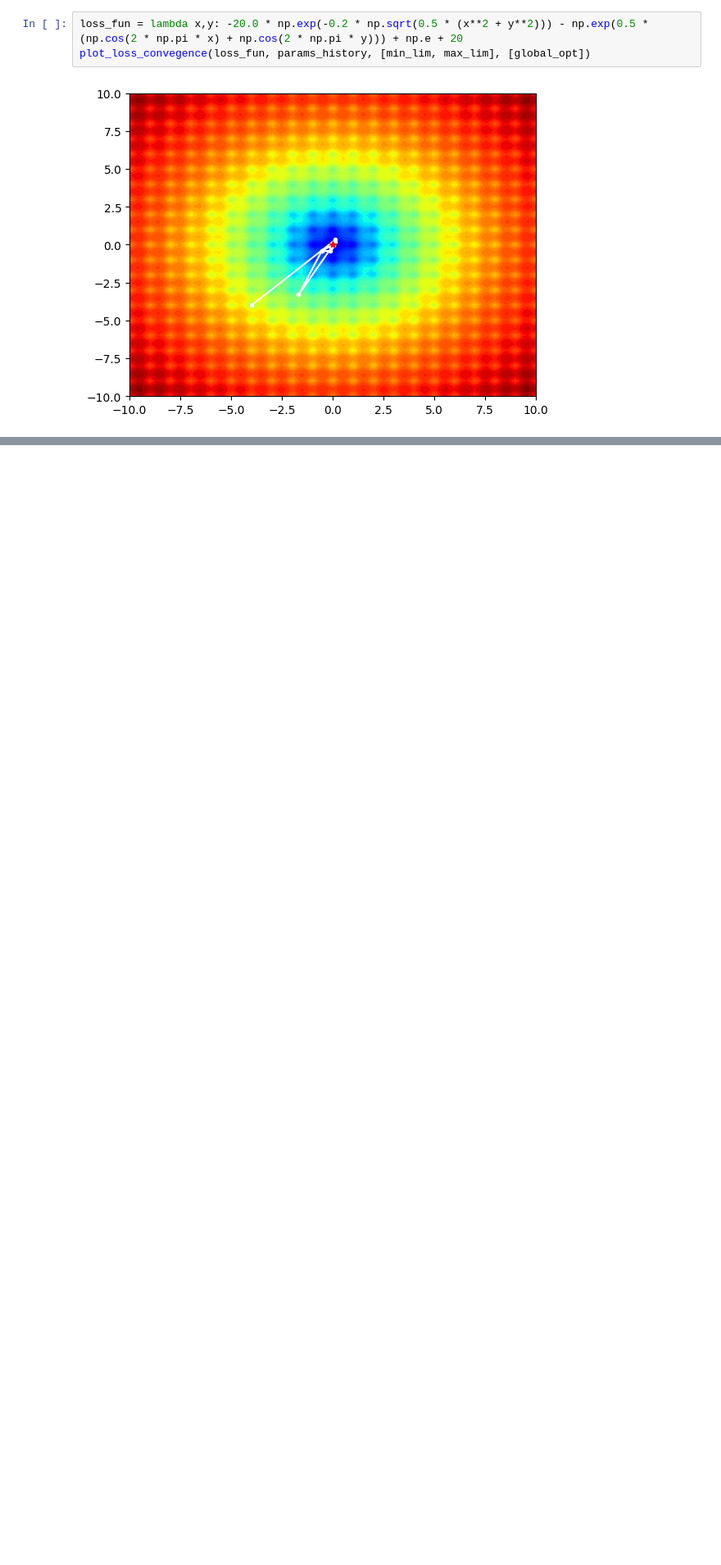
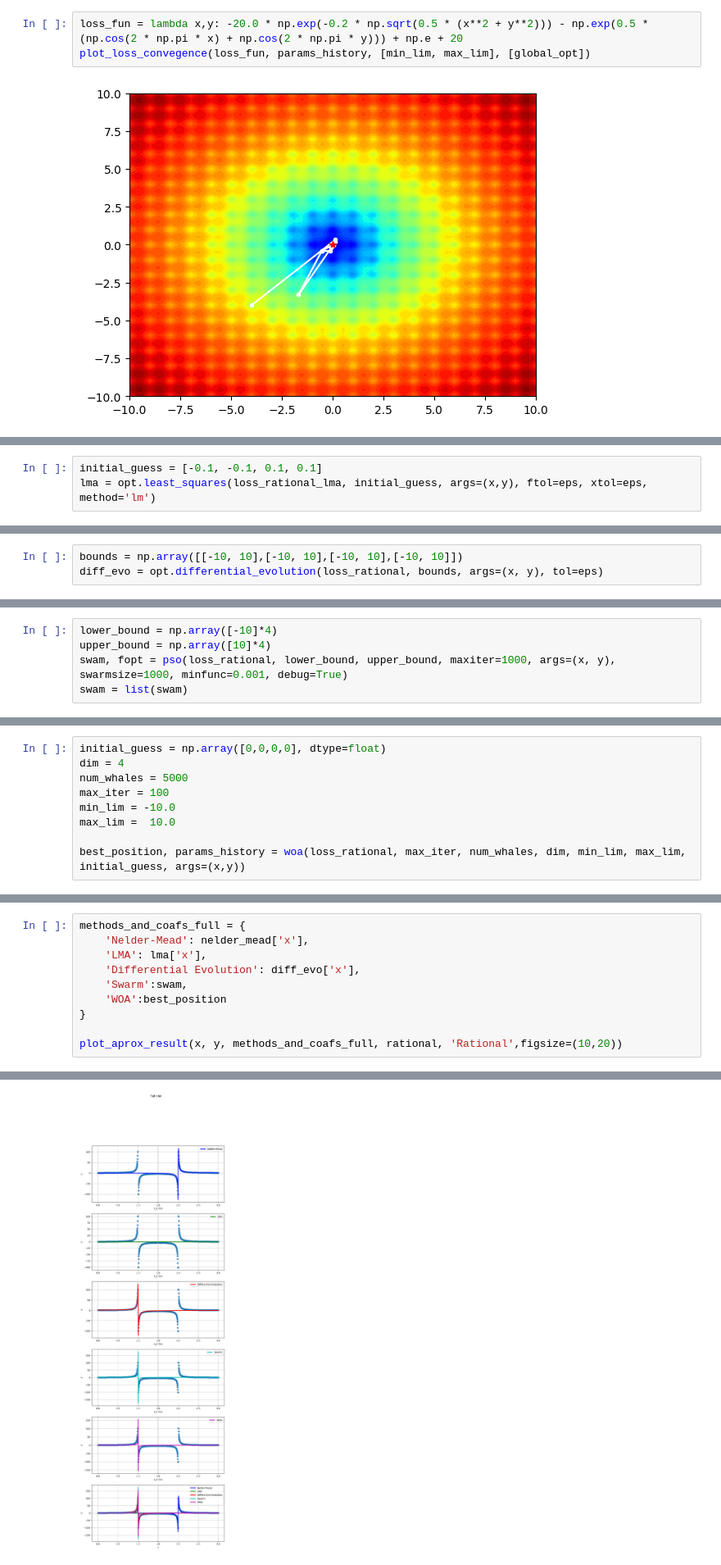
Before and after one commit to RuslanKozlyak/Labs_ITMO, a Jupyter notebook: AandD/LR8.ipynb, the cells around one changed output, grey strips where cells are left out. Shown at 82% size. Drawn from its saved outputs; the diff is of its cells as text; blank space fills up the shorter version.

```diff
--- a/AandD/LR8.ipynb
+++ b/AandD/LR8.ipynb
@@ -367,0 +508,3 @@ plot_loss_convegence(loss_fun, params_history, [min_lim, max_lim], [global_opt])
+# %%
+initial_guess = [-0.1, -0.1, 0.1, 0.1]
+lma = opt.least_squares(loss_rational_lma, initial_guess, args=(x,y), ftol=eps, xtol=eps, method='lm')
@@ -367,0 +515,3 @@ plot_loss_convegence(loss_fun, params_history, [min_lim, max_lim], [global_opt])
+# %%
+bounds = np.array([[-10, 10],[-10, 10],[-10, 10],[-10, 10]])
+diff_evo = opt.differential_evolution(loss_rational, bounds, args=(x, y), tol=eps)
@@ -367,0 +532,5 @@ plot_loss_convegence(loss_fun, params_history, [min_lim, max_lim], [global_opt])
+# %%
+lower_bound = np.array([-10]*4)
+upper_bound = np.array([10]*4)
+swam, fopt = pso(loss_rational, lower_bound, upper_bound, maxiter=1000, args=(x, y), swarmsize=1000, minfunc=0.001, debug=True)
+swam = list(swam)
@@ -367,0 +541,9 @@ plot_loss_convegence(loss_fun, params_history, [min_lim, max_lim], [global_opt])
+# %%
+initial_guess = np.array([0,0,0,0], dtype=float)
+dim = 4
+num_whales = 5000
+max_iter = 100
+min_lim = -10.0
+max_lim =  10.0
+
+best_position, params_history = woa(loss_rational, max_iter, num_whales, dim, min_lim, max_lim, initial_guess, args=(x,y))
@@ -367,0 +559,11 @@ plot_loss_convegence(loss_fun, params_history, [min_lim, max_lim], [global_opt])
+# %%
+methods_and_coafs_full = {
+    'Nelder-Mead': nelder_mead['x'],
+    'LMA': lma['x'],
+    'Differential Evolution': diff_evo['x'],
+    'Swarm':swam,
+    'WOA':best_position
+}
+
+plot_aprox_result(x, y, methods_and_coafs_full, rational, 'Rational',figsize=(10,20))
+# %% [output]
@@ -367,0 +575 @@ plot_loss_convegence(loss_fun, params_history, [min_lim, max_lim], [global_opt])
+[figure, added]
```
Also changed, not shown: parts of 28 cells of this notebook.
